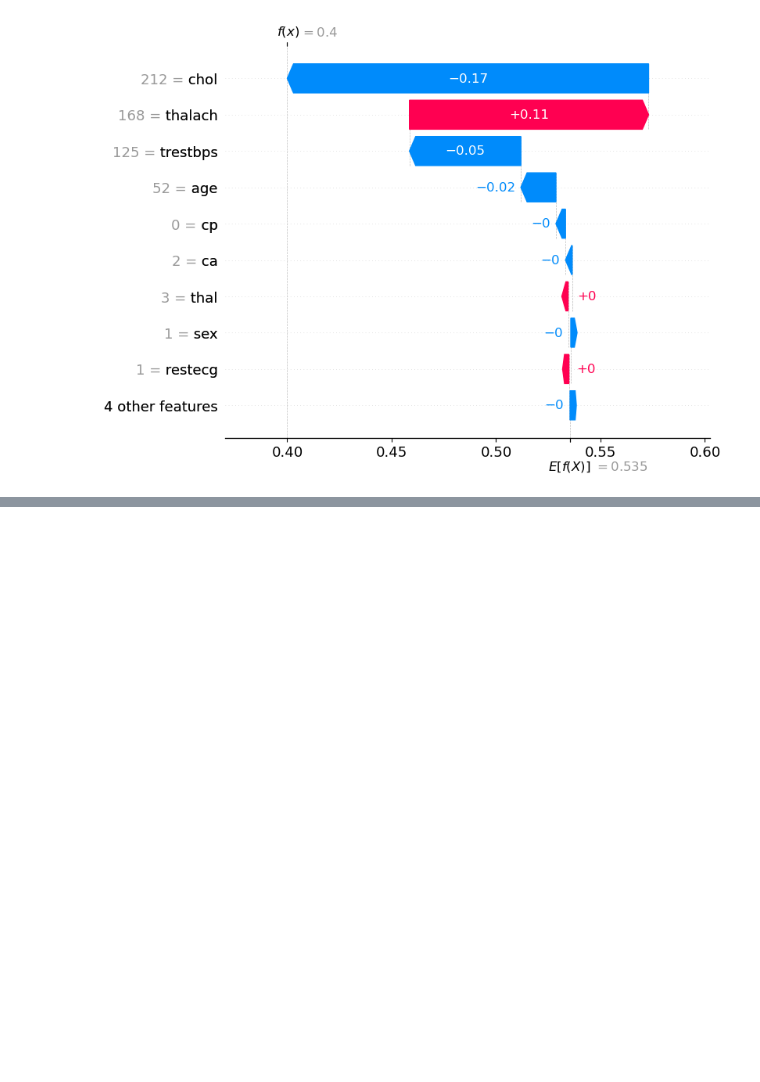
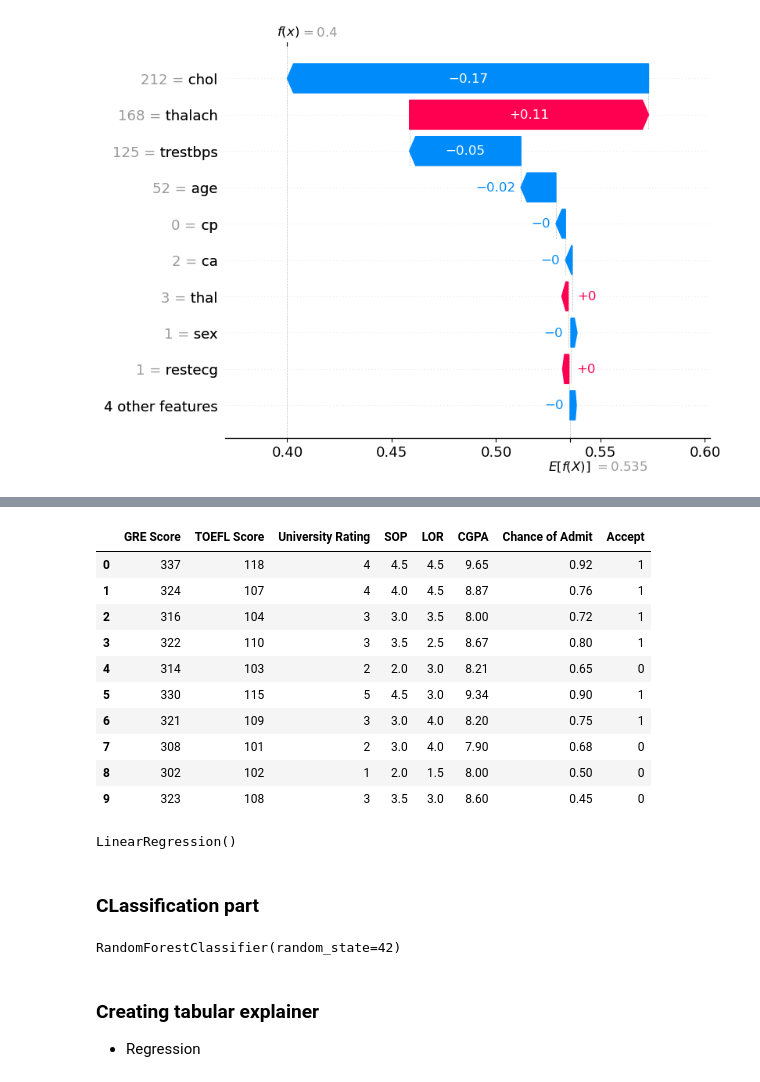
Before and after one commit to FelicityTech/LLM-Engineering, a Jupyter notebook: Explainable AI in Python/Local explainability with SHAP.ipynb, the cells around one changed output, grey strips where cells are left out. Saved outputs shown, nothing was run; the diff lists cells and outputs as text; code cells hidden in the pictures; blank space fills up the shorter version.

```diff
--- a/Explainable AI in Python/Local explainability with SHAP.ipynb
+++ b/Explainable AI in Python/Local explainability with SHAP.ipynb
@@ -98,0 +125,15 @@ print(shap_values)
+# %%
+admission = pd.read_csv("admission_data.csv")
+admission.head(10)
+# %% [output]
+|  | GRE Score | TOEFL Score | University Rating | SOP | LOR | CGPA | Chance of Admit | Accept |
+| 0 | 337 | 118 | 4 | 4.5 | 4.5 | 9.65 | 0.92 | 1 |
+| 1 | 324 | 107 | 4 | 4.0 | 4.5 | 8.87 | 0.76 | 1 |
+| 2 | 316 | 104 | 3 | 3.0 | 3.5 | 8.00 | 0.72 | 1 |
+| 3 | 322 | 110 | 3 | 3.5 | 2.5 | 8.67 | 0.80 | 1 |
+| 4 | 314 | 103 | 2 | 2.0 | 3.0 | 8.21 | 0.65 | 0 |
+| 5 | 330 | 115 | 5 | 4.5 | 3.0 | 9.34 | 0.90 | 1 |
+| 6 | 321 | 109 | 3 | 3.0 | 4.0 | 8.20 | 0.75 | 1 |
+| 7 | 308 | 101 | 2 | 3.0 | 4.0 | 7.90 | 0.68 | 0 |
+| 8 | 302 | 102 | 1 | 2.0 | 1.5 | 8.00 | 0.50 | 0 |
+| 9 | 323 | 108 | 3 | 3.5 | 3.0 | 8.60 | 0.45 | 0 |
@@ -98,0 +144,28 @@ print(shap_values)
+# %%
+from sklearn.linear_model import LinearRegression
+
+X_train, X_test, y_train, y_test = train_test_split(X, y, train_size=0.2, stratify=y)
+
+regressor = LinearRegression()
+regressor.fit(X_train, y_train)
+# %% [output]
+LinearRegression()
+# %% [markdown]
+### CLassification part
+# %%
+from sklearn.ensemble import RandomForestClassifier
+from sklearn.model_selection import train_test_split
+
+# Split the data
+X_train, X_test, y_train, y_test = train_test_split(X, y, test_size=0.2, stratify=y, random_state=42)
+
+# Initialize the classification model
+classifier = RandomForestClassifier(random_state=42)
+
+# Fit the model
+classifier.fit(X_train, y_train)
+# %% [output]
+RandomForestClassifier(random_state=42)
+# %% [markdown]
+### Creating tabular explainer
+- Regression
```
Also changed, not shown: parts of 16 cells of this notebook.
